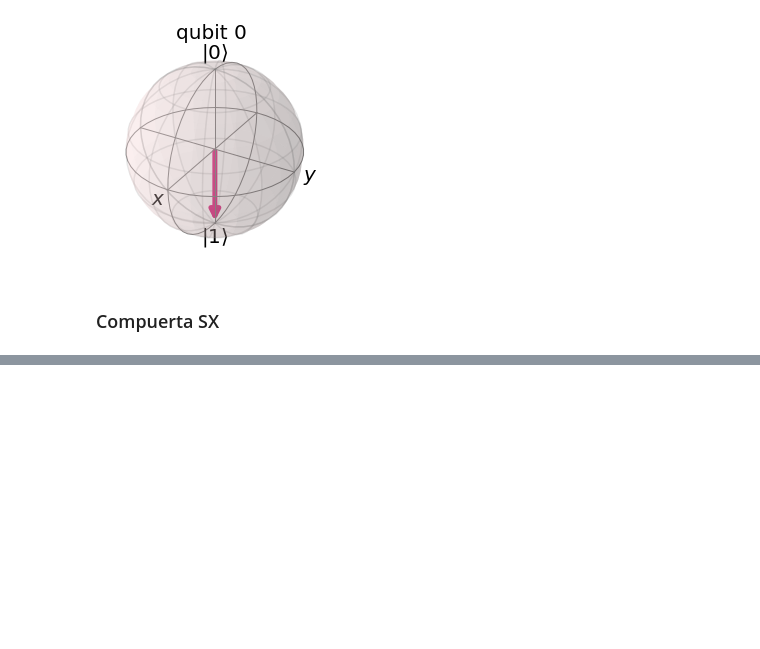
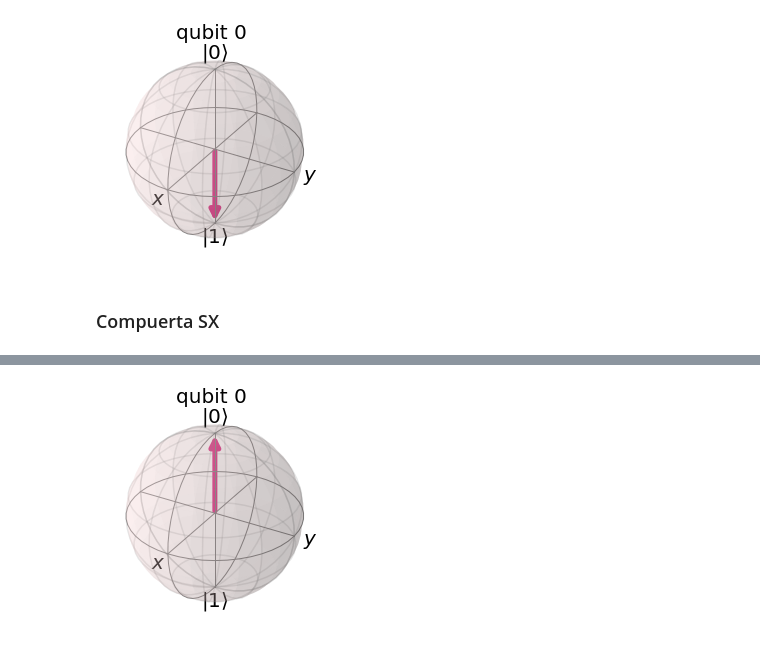
Before and after one commit to abdielgv162/Quantum_Computing, a Jupyter notebook: IBM_Quantum_Challenge_2021/Ejercicio_1_Compuerta_Toffoli.ipynb, the cells around one changed output, grey strips where cells are left out. Saved outputs shown, nothing was run; the diff lists cells and outputs as text; code cells hidden in the pictures; blank space fills up the shorter version.

```diff
--- a/IBM_Quantum_Challenge_2021/Ejercicio_1_Compuerta_Toffoli.ipynb
+++ b/IBM_Quantum_Challenge_2021/Ejercicio_1_Compuerta_Toffoli.ipynb
@@ -95,0 +138,6 @@ plot_bloch_multivector(result)
+# %%
+backend = Aer.get_backend('statevector_simulator')
+result = execute(rz_gate, backend).result().get_statevector()
+plot_bloch_multivector(result)
+# %% [output]
+[figure, added]
```
Also changed, not shown: parts of 121 cells of this notebook.
